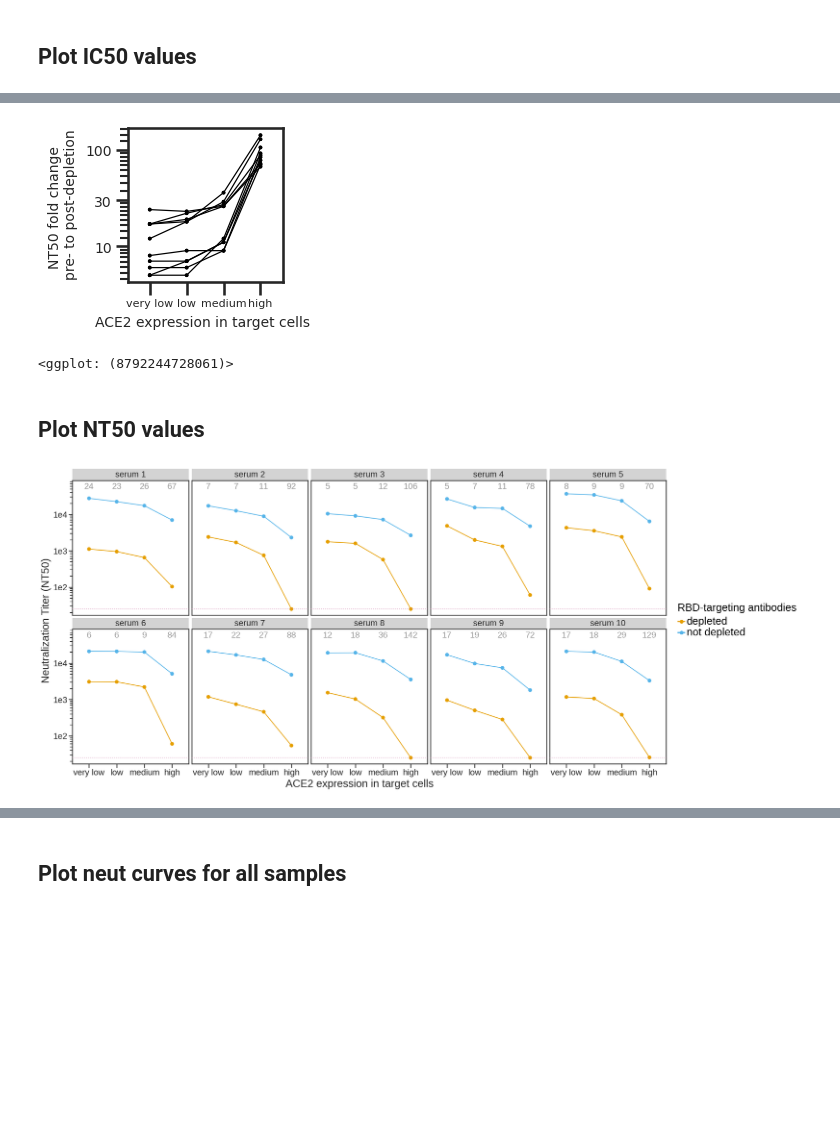
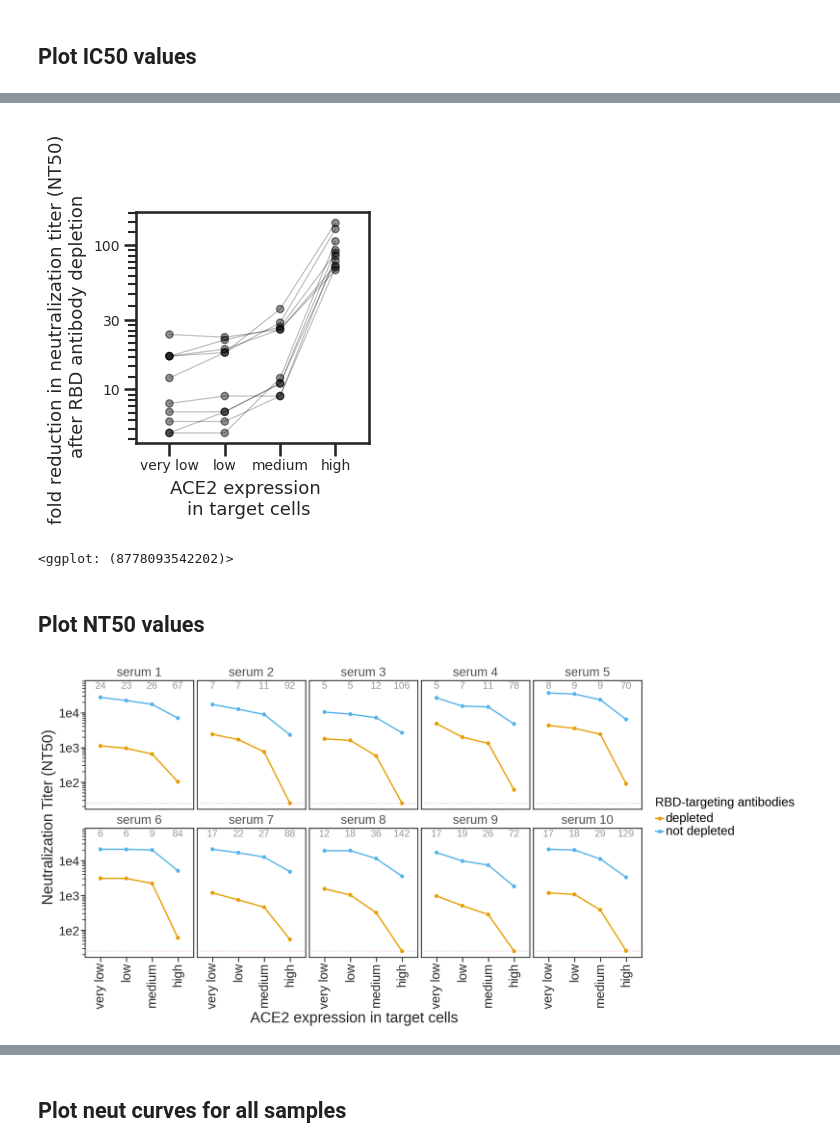
Before and after one commit to jbloomlab/Ace2_expression_neuts, a Jupyter notebook: virus_neutralization.ipynb, the cells around one changed output, grey strips where cells are left out. Saved outputs shown, nothing was run; the diff lists cells and outputs as text; code cells hidden in the pictures; blank space fills up the shorter version.

```diff
--- a/virus_neutralization.ipynb
+++ b/virus_neutralization.ipynb
@@ -172,65 +173,68 @@ _ = IC50.draw()
 # %%
 NT50_foldchange = (
               ggplot(fitparams, aes(x='cells',
                           y='NT50_fc',
                           group= 'sample')) +
-              geom_point(size=0.5) +
-              geom_line (size=0.5) +
+              geom_point(size=2.5, alpha=0.25) +
+              geom_line (alpha=0.25) +
               #stat_summary(geom = "point",
                            #fun_data='mean_cl_boot',
                            #size=3,
                            #shape = "_",
                           #colour = 'black')+
-             theme(figure_size=(2,2),
+             theme(
+                   figure_size=(3,3),
                    axis_text=element_text(size=10),
-                   axis_text_x=element_text(size=8),
+                   axis_text_x=element_text(size=10),
                    legend_text=element_text(size=10),
                    legend_title=element_text(size=10),
-                   axis_title_x=element_text(size=10),
-                   axis_title_y=element_text(size=10),
-                   strip_text = element_text(size=10)
+                   axis_title_x=element_text(size=13),
+                   axis_title_y=element_text(size=13),
+                   strip_text=element_text(size=10)
                   ) +
-              scale_y_log10(name='NT50 fold change \npre- to post-depletion') +
-              xlab('ACE2 expression in target cells') +
-             scale_color_manual(values=CBPALETTE[1:])
-             )
+              scale_y_log10(name='fold reduction in neutralization titer (NT50) \nafter RBD antibody depletion') +
+              xlab('ACE2 expression \nin target cells') +
+              scale_color_manual(values=CBPALETTE[1:])
+                   )
 
 NT50_foldchange
 # %% [output]
-[figure, old version]
+[figure, new version]
-<ggplot: (8792244728061)>
+<ggplot: (8778093542202)>
 # %% [markdown]
 ## Plot NT50 values
 # %%
 NT50 = (ggplot(fitparams, aes(x='cells', y='NT50', colour='RBD-targeting antibodies', group = 'RBD-targeting antibodies')) +
-              geom_point(size=4) +
-              geom_line(size = 1) +
+              geom_point(size=3.5) +
+              geom_line(size = 1.5) +
          geom_text(NT50_fc, aes(label = 'NT50_fc_str',
-                            y=NT50_fc['NT50'].max()*12),
+                   y=NT50_fc['NT50'].max()*12),
                    size = 20,
-                  colour = CBPALETTE[0]) +
-             theme(figure_size=(25,12),
-                   axis_text=element_text(size=20),
-                   axis_text_x=element_text(size=20),
+                   colour = CBPALETTE[0]) +
+         theme(figure_size=(20,10),
+                   axis_text=element_text(size=25),
+                   axis_text_x=element_text(size=25, angle=90),
                    legend_text=element_text(size=25),
                    legend_title=element_text(size=25),
-                   axis_title_x=element_text(size=25),
-                   axis_title_y=element_text(size=25),
-                   strip_text = element_text(size=20)
-                  ) +
-                geom_hline(yintercept=config['NT50_LOD'],
-                linetype='dotted',
-                size=1,
-                alpha=0.6,
-                color=CBPALETTE[7]) +
-              facet_wrap('sample', ncol = 5)+
-              scale_y_log10(name='Neutralization Titer (NT50)') +
-              xlab('ACE2 expression in target cells') +
-             scale_color_manual(values=CBPALETTE[1:])
-                 )
+                   axis_title_x=element_text(size=30),
+                   axis_title_y=element_text(size=30),
+                   strip_text = element_text(size=25, alpha=0.8),
+                   strip_background=element_blank()
+                   ) +
+          geom_hline(yintercept=config['NT50_LOD'],
+                    linetype='dotted',
+                    size=1,
+                    alpha=0.6,
+                    color=CBPALETTE[7]
+                    ) +
+          facet_wrap('sample', ncol = 5)+
+          scale_y_log10(name='Neutralization Titer (NT50)') +
+          xlab('ACE2 expression in target cells') +
+          scale_color_manual(values=CBPALETTE[1:])
+                )
 
 _ = NT50.draw()
 # %% [output]
-[figure, old version]
+[figure, new version]
 # %%
 df_merged = pd.merge(fitparams, ACE2_expression_df, on='cells')
```
Also changed, not shown: parts of 2 cells of this notebook, 13 other files.
